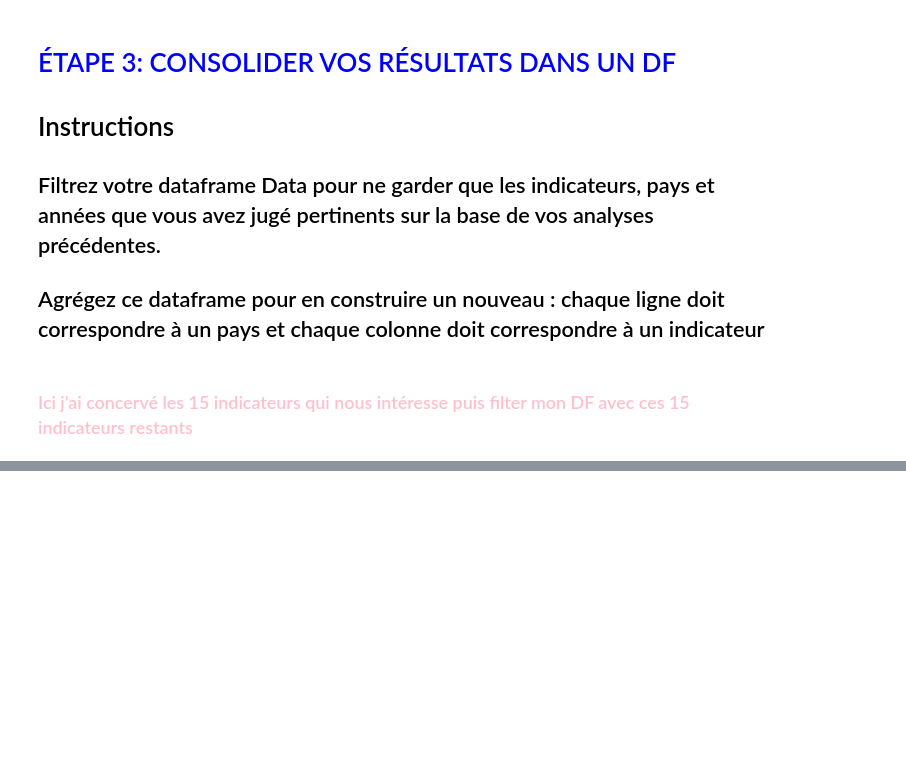
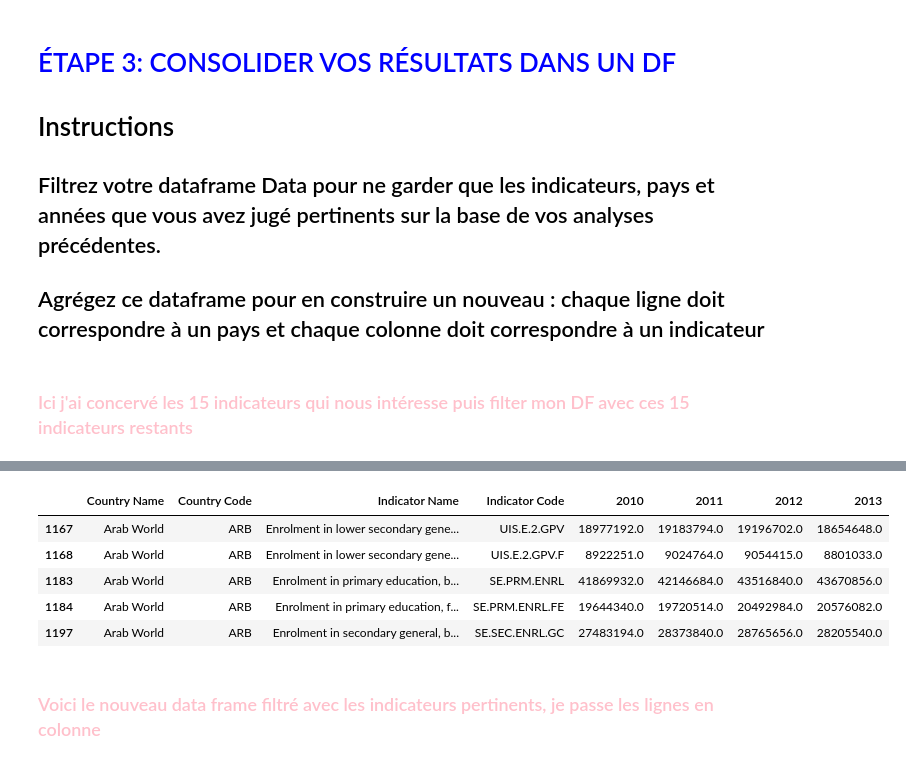
Before and after one commit to SafiaData/OpenclassroomsProjet2, a Jupyter notebook: PROJET 2 OPENCLASSROOMS .ipynb, the cells around one changed output, grey strips where cells are left out. Saved outputs shown, nothing was run; the diff lists cells and outputs as text; code cells hidden in the pictures; blank space fills up the shorter version.

```diff
--- a/PROJET 2 OPENCLASSROOMS .ipynb
+++ b/PROJET 2 OPENCLASSROOMS .ipynb
@@ -1900,0 +1850,11 @@ je dois ici recupérer le nom des 15 indicateurs de Mark car mes codes ne marche
+# %%
+df_data_filtre.head()
+# %% [output]
+|  | Country Name | Country Code | Indicator Name | Indicator Code | 2010 | 2011 | 2012 | 2013 |
+| 1167 | Arab World | ARB | Enrolment in lower secondary gene... | UIS.E.2.GPV | 18977192.0 | 19183794.0 | 19196702.0 | 18654648.0 |
+| 1168 | Arab World | ARB | Enrolment in lower secondary gene... | UIS.E.2.GPV.F | 8922251.0 | 9024764.0 | 9054415.0 | 8801033.0 |
+| 1183 | Arab World | ARB | Enrolment in primary education, b... | SE.PRM.ENRL | 41869932.0 | 42146684.0 | 43516840.0 | 43670856.0 |
+| 1184 | Arab World | ARB | Enrolment in primary education, f... | SE.PRM.ENRL.FE | 19644340.0 | 19720514.0 | 20492984.0 | 20576082.0 |
+| 1197 | Arab World | ARB | Enrolment in secondary general, b... | SE.SEC.ENRL.GC | 27483194.0 | 28373840.0 | 28765656.0 | 28205540.0 |
+# %% [markdown]
+### <span style="color:pink">Voici le nouveau data frame filtré avec les indicateurs pertinents, je passe les lignes en colonne
```
Also changed, not shown: parts of 26 cells of this notebook.
